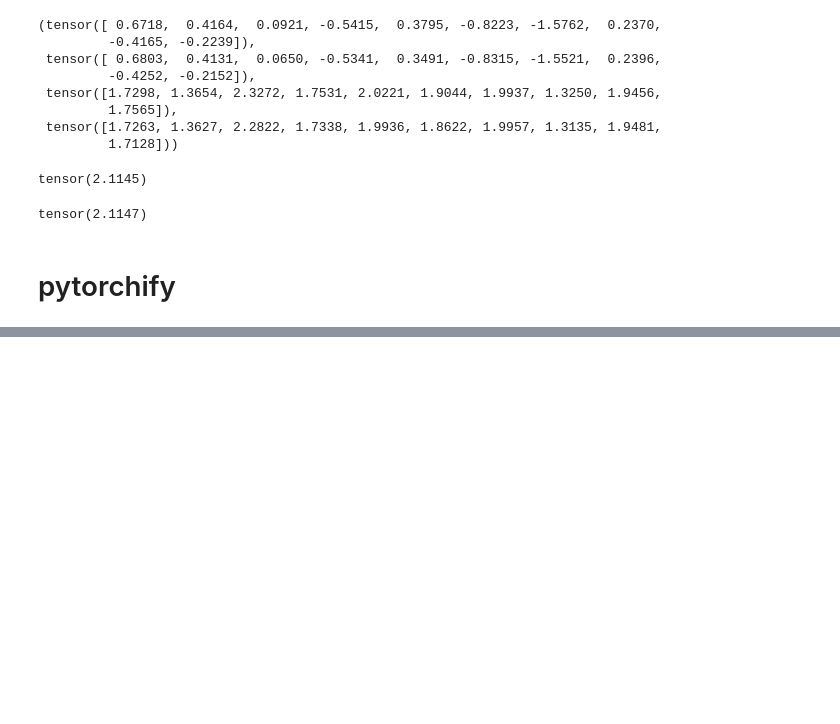
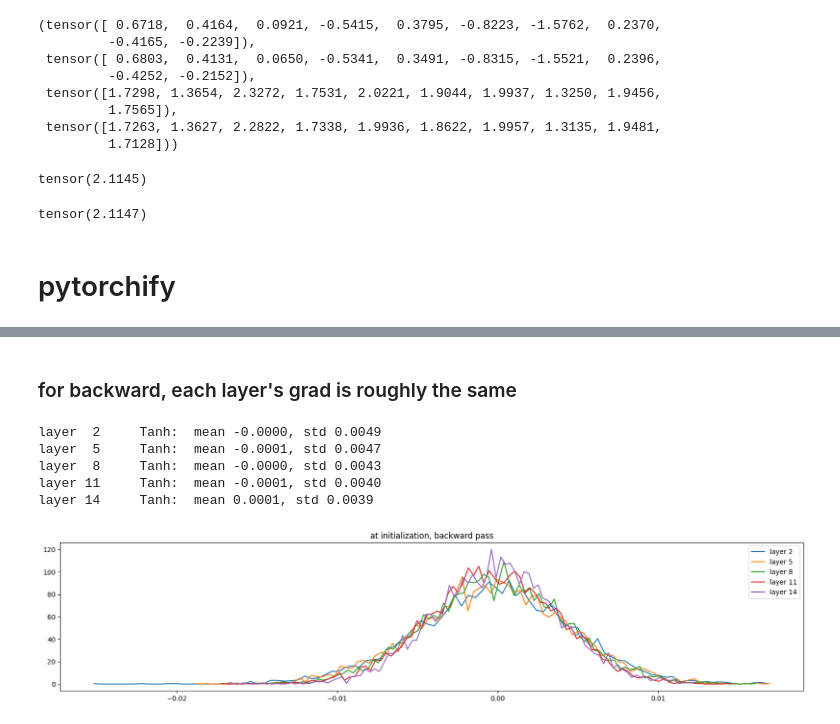
Before and after one commit to xiaobo-yang/my_makemore, a Jupyter notebook: mlp2.ipynb, the cells around one changed output, grey strips where cells are left out. Saved outputs shown, nothing was run; the diff lists cells and outputs as text; code cells hidden in the pictures; blank space fills up the shorter version.

```diff
--- a/mlp2.ipynb
+++ b/mlp2.ipynb
@@ -1071,0 +1138,21 @@ with torch.no_grad():
+# %% [markdown]
+### for backward, each layer's grad is roughly the same
+# %%
+plt.figure(figsize=(20, 4))
+for i, layer in enumerate(model.layers):
+    if isinstance(layer, Tanh):
+        out = layer.out.grad.view(-1)
+        print(f'layer {i:2d} {layer.__class__.__name__:>8s}:  mean {out.mean().item():.4f}, std {out.std().item():.4f}')
+        hist, bin_edges = torch.histogram(out, density=True)
+        plt.plot(bin_edges[:-1].numpy(), hist.numpy(), label=f'layer {i}')
+
+plt.legend()
+plt.title('at initialization, backward pass')
+plt.show()
+# %% [output]
+layer  2     Tanh:  mean -0.0000, std 0.0049
+layer  5     Tanh:  mean -0.0001, std 0.0047
+layer  8     Tanh:  mean -0.0000, std 0.0043
+layer 11     Tanh:  mean -0.0001, std 0.0040
+layer 14     Tanh:  mean 0.0001, std 0.0039
+[figure, added]
```
Also changed, not shown: parts of 11 cells of this notebook.
